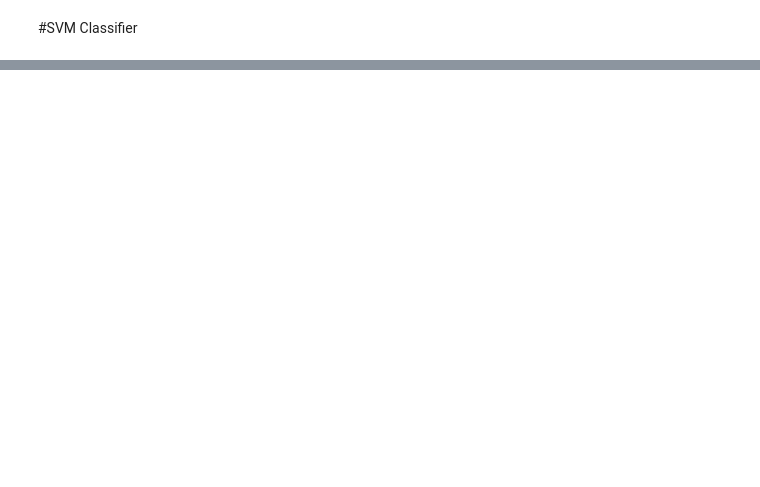
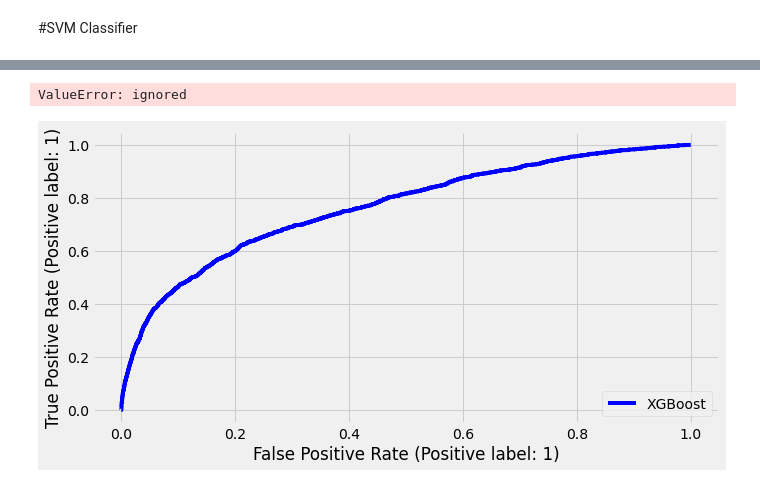
Before and after one commit to shuklasid19/Assignment, a Jupyter notebook: bankbalance.ipynb, the cells around one changed output, grey strips where cells are left out. Drawn from its saved outputs; the diff is of its cells as text; code cells hidden in the pictures; blank space fills up the shorter version.

```diff
--- a/bankbalance.ipynb
+++ b/bankbalance.ipynb
@@ -1547,0 +1554,2 @@ model
+# %%
+svc3_rm.fit(x_train_sm, y_train_sm)
@@ -1547,0 +1558,15 @@ model
+# %%
+svc3_rm_pred = svc3_rm.predict(x_test)
+# %%
+from sklearn.metrics import accuracy_score, f1_score, precision_score, recall_score, roc_auc_score
+roc = roc_auc_score(y_test, svc3_rm_pred)
+acc = accuracy_score(y_test, svc3_rm_pred)
+prec = precision_score(y_test, svc3_rm_pred)
+rec  = recall_score(y_test,svc3_rm_pred)
+f1 = f1_score(y_test, svc3_rm_pred)
+
+
+svc3_clf = pd.DataFrame([['SVC classifier SMOTE', acc,prec,rec, f1,roc]],
+    columns = ['Model', 'Accuracy', 'Precision', 'Recall', 'F1 Score','ROC'])
+
+svc3_clf
@@ -1547,0 +1724,7 @@ model
+# %%
+from xgboost import XGBClassifier
+xgb3 = XGBClassifier()
+xgb3.fit(x_train_sm ,y_train_sm)
+
+
+xgb_pred_sm = xgb3.predict(x_test)
@@ -1547,0 +1790,16 @@ model
+# %%
+# Plot ROC_AUC curve of 3 models
+
+fig,ax=plt.subplots(figsize=(10,5))
+
+plot_roc_curve(xgb3, x_test, y_test,ax=ax, color="blue",label='XGBoost')
+plot_roc_curve(svc3_clf, x_test, y_test,ax=ax, color="blue",label='XGBoost')
+plot_roc_curve(log_3_clf, x_test, y_test,ax=ax, color="blue",label='XGBoost')
+
+
+
+plt.title('ROC/AUC of 3 models')
+plt.grid()
+# %% [output]
+ValueError: ignored
+[figure, added]
```
Also changed, not shown: parts of 147 cells of this notebook.
